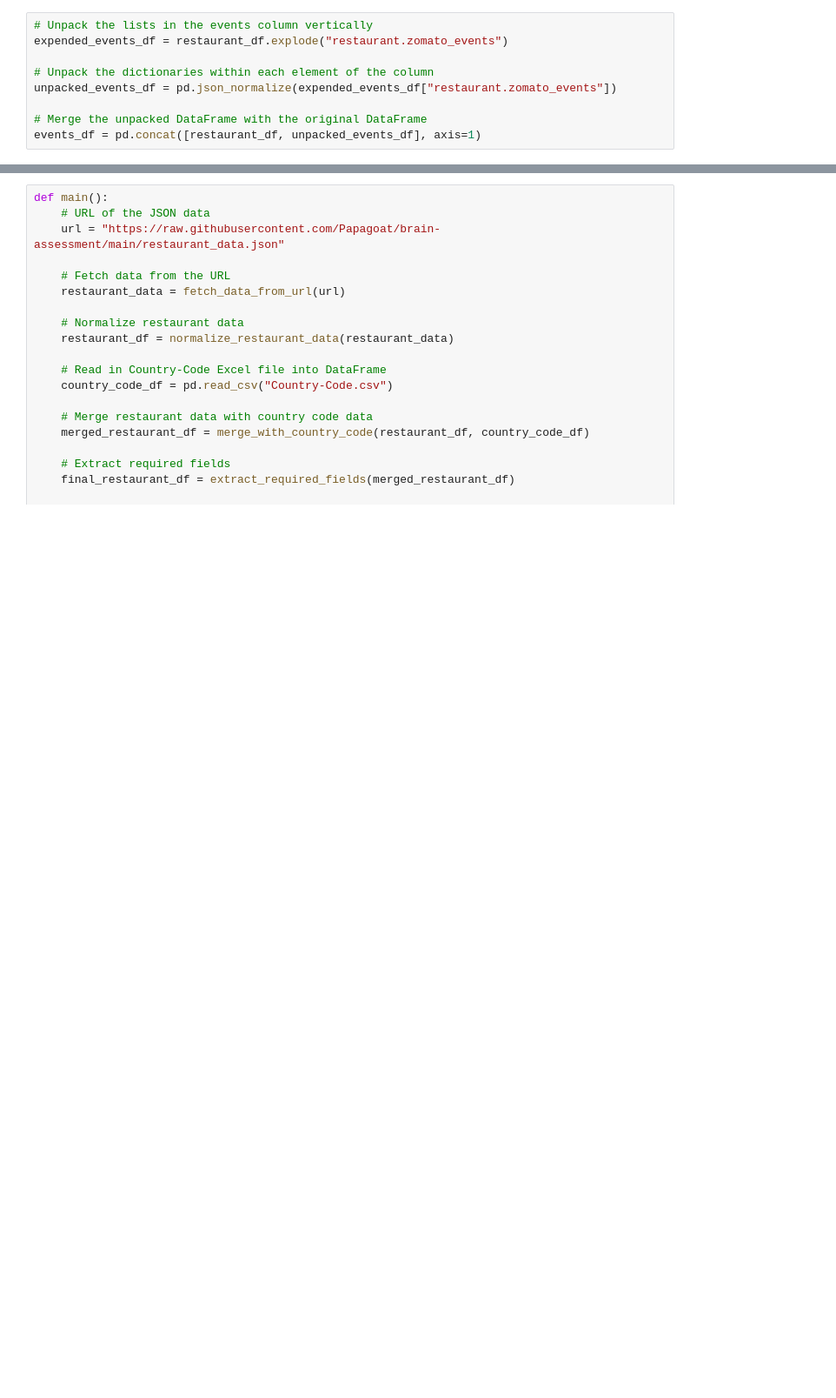
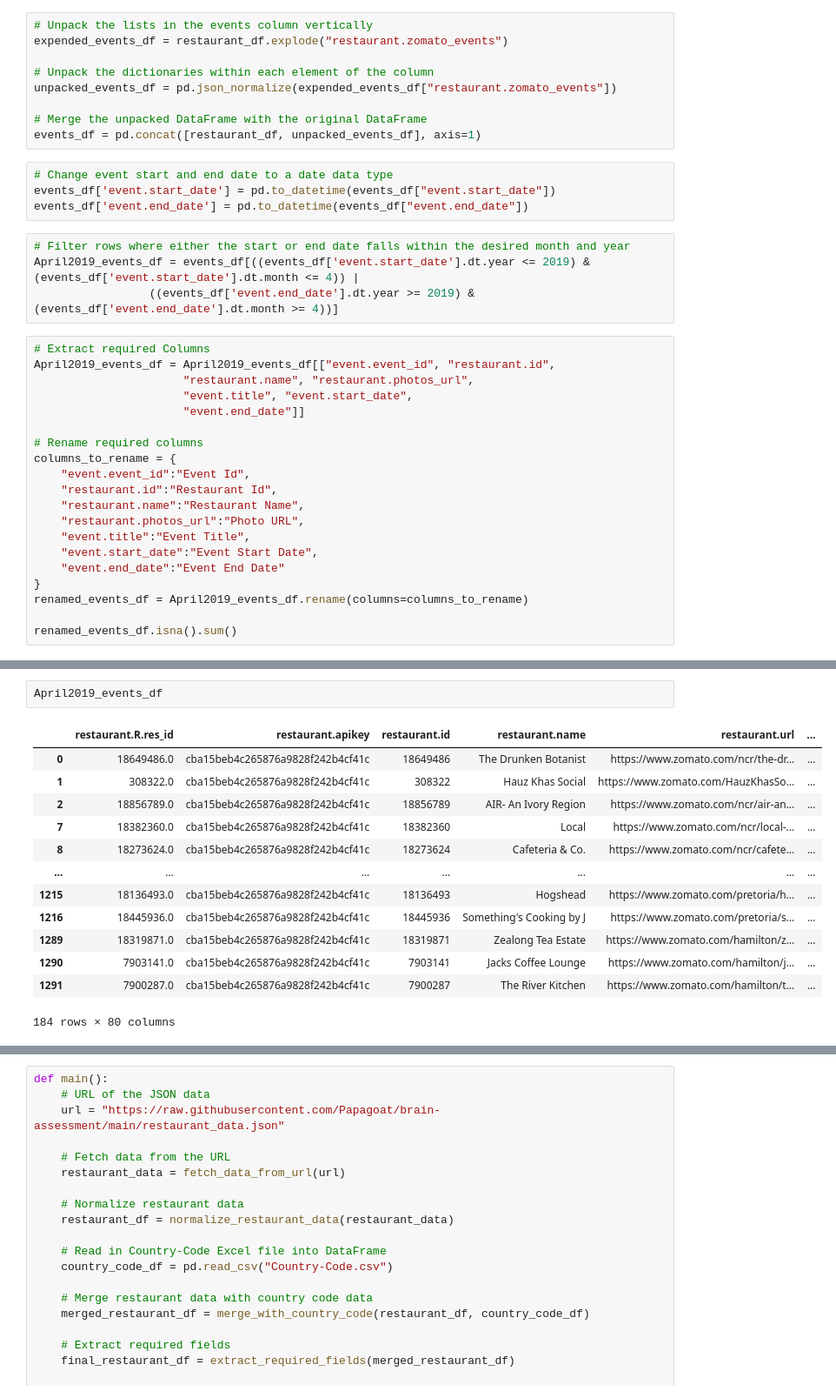
Before and after one commit to nestlecafe3in1/GovTech-Application, a Jupyter notebook: Application.ipynb, the cells around one changed output, grey strips where cells are left out. Shown: that part at 87% size. Saved outputs shown, nothing was run; the diff lists cells and outputs as text; blank space fills up the shorter version.

Commit message:
Extracted events within the period April 2019

```diff
--- a/Application.ipynb
+++ b/Application.ipynb
@@ -80,3 +102,31 @@ unpacked_events_df = pd.json_normalize(expended_events_df["restaurant.zomato_eve
 
 # Merge the unpacked DataFrame with the original DataFrame
 events_df = pd.concat([restaurant_df, unpacked_events_df], axis=1)
+# %%
+# Change event start and end date to a date data type
+events_df['event.start_date'] = pd.to_datetime(events_df["event.start_date"])
+events_df['event.end_date'] = pd.to_datetime(events_df["event.end_date"])
+# %%
+# Filter rows where either the start or end date falls within the desired month and year
+April2019_events_df = events_df[((events_df['event.start_date'].dt.year <= 2019) & (events_df['event.start_date'].dt.month <= 4)) |
+                 ((events_df['event.end_date'].dt.year >= 2019) & (events_df['event.end_date'].dt.month >= 4))]
+# %%
+# Extract required Columns
+April2019_events_df = April2019_events_df[["event.event_id", "restaurant.id",
+                      "restaurant.name", "restaurant.photos_url",
+                      "event.title", "event.start_date",
+                      "event.end_date"]]
+
+# Rename required columns
+columns_to_rename = {
+    "event.event_id":"Event Id",
+    "restaurant.id":"Restaurant Id",
+    "restaurant.name":"Restaurant Name",
+    "restaurant.photos_url":"Photo URL",
+    "event.title":"Event Title",
+    "event.start_date":"Event Start Date",
+    "event.end_date":"Event End Date"
+}
+renamed_events_df = April2019_events_df.rename(columns=columns_to_rename)
+
+renamed_events_df.isna().sum()
@@ -83,2 +142,18 @@ events_df = pd.concat([restaurant_df, unpacked_events_df], axis=1)
+# %%
+April2019_events_df
+# %% [output]
+|  | restaurant.R.res_id | restaurant.apikey | restaurant.id | restaurant.name | restaurant.url | ... |
+| 0 | 18649486.0 | cba15beb4c265876a9828f242b4cf41c | 18649486 | The Drunken Botanist | https://www.zomato.com/ncr/the-dr... | ... |
+| 1 | 308322.0 | cba15beb4c265876a9828f242b4cf41c | 308322 | Hauz Khas Social | https://www.zomato.com/HauzKhasSo... | ... |
+| 2 | 18856789.0 | cba15beb4c265876a9828f242b4cf41c | 18856789 | AIR- An Ivory Region | https://www.zomato.com/ncr/air-an... | ... |
+| 7 | 18382360.0 | cba15beb4c265876a9828f242b4cf41c | 18382360 | Local | https://www.zomato.com/ncr/local-... | ... |
+| 8 | 18273624.0 | cba15beb4c265876a9828f242b4cf41c | 18273624 | Cafeteria & Co. | https://www.zomato.com/ncr/cafete... | ... |
+| ... | ... | ... | ... | ... | ... | ... |
+| 1215 | 18136493.0 | cba15beb4c265876a9828f242b4cf41c | 18136493 | Hogshead | https://www.zomato.com/pretoria/h... | ... |
+| 1216 | 18445936.0 | cba15beb4c265876a9828f242b4cf41c | 18445936 | Something's Cooking by J | https://www.zomato.com/pretoria/s... | ... |
+| 1289 | 18319871.0 | cba15beb4c265876a9828f242b4cf41c | 18319871 | Zealong Tea Estate | https://www.zomato.com/hamilton/z... | ... |
+| 1290 | 7903141.0 | cba15beb4c265876a9828f242b4cf41c | 7903141 | Jacks Coffee Lounge | https://www.zomato.com/hamilton/j... | ... |
+| 1291 | 7900287.0 | cba15beb4c265876a9828f242b4cf41c | 7900287 | The River Kitchen | https://www.zomato.com/hamilton/t... | ... |
+184 rows × 80 columns
 # %%
 restaurant_df['restaurant.zomato_events'][1117]
```
Also changed, not shown: parts of 5 cells of this notebook.
